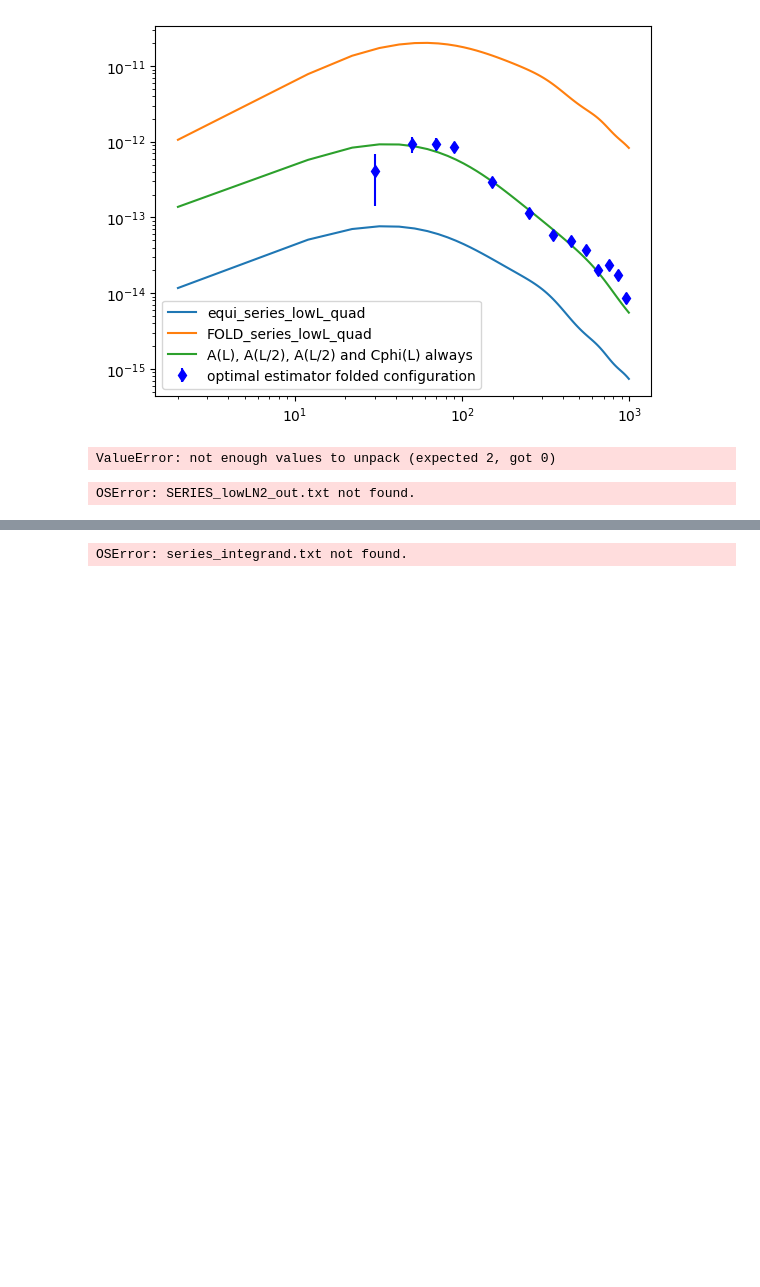
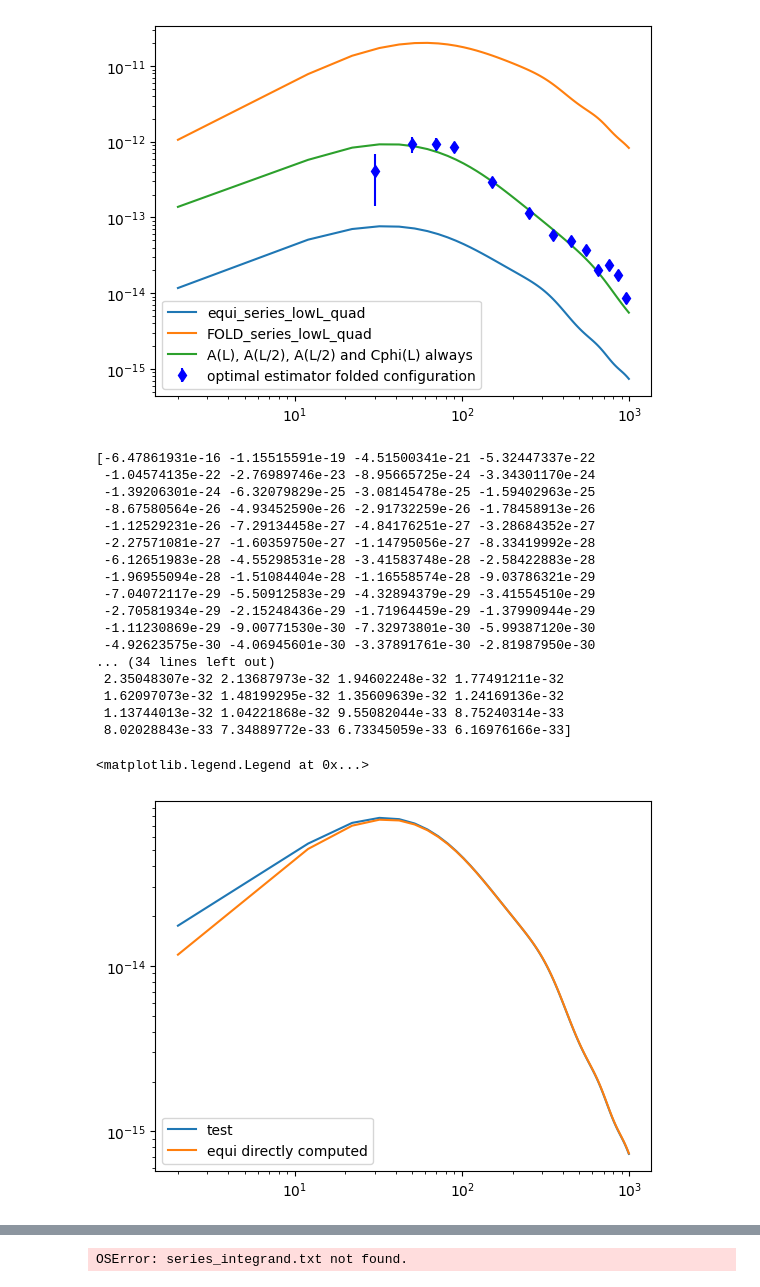
Before and after one commit to aleksandrbowkis/bispec_opt_est, a Jupyter notebook: N2_numerical/N2_tests.ipynb, the cells around one changed output, grey strips where cells are left out. Cells and saved outputs as stored; diff of their text form; code cells hidden in the pictures; blank space fills up the shorter version.

Commit message:
cross check with equilateral and folded direct N2 calculations

```diff
--- a/N2_numerical/N2_tests.ipynb
+++ b/N2_numerical/N2_tests.ipynb
@@ -174,21 +174,32 @@ plt.legend()
  8.93074621e-30 8.20568027e-30 7.54174802e-30 6.93390590e-30]
 <matplotlib.legend.Legend at 0x...>
 [figure]
-# %%
-L, norm_fold_test = np.loadtxt('normalisation_fold_test.txt')
-plt.plot(L, norm_fold_test)
-# %% [output]
-ValueError: not enough values to unpack (expected 2, got 0)
-# %%
-L, out = np.loadtxt('SERIES_lowLN2_out.txt')
-L, full_int_out = np.loadtxt('lowLN2_out.txt')
-plt.loglog(L_analytic, N2_6pt)
-plt.loglog(L, out, label = 'series')
-plt.plot(L, full_int_out, label = 'full')
-plt.xlim(2,100)
-#plt.ylim(1e-13,1e-8)
-plt.legend()
-plt.ylabel('N2')
-#plt.yscale('log')
-# %% [output]
-OSError: SERIES_lowLN2_out.txt not found.
+# %%
+# Here we test the full integral which will be used for understanding binning effects and compute it for the equilateral configuration and compare to existing calculation
+
+L_test, N2_equi_full_test = np.loadtxt('/home/amb257/kappa_bispec/bispec_opt_est/N2_numerical/Binning_effects/full_int_equi_test.txt')
+print(N2_equi_full_test)
+print(testquad)
+plt.loglog(L_test, -1/8*(L_test*(L_test+1))**3 * N2_equi_full_test, label = 'test')
+plt.loglog(LensingL, 1/8*(LensingL*(LensingL+1))**3 * testquad, label='equi directly computed')
+plt.legend()
+# %% [output]
+[-6.47861931e-16 -1.15515591e-19 -4.51500341e-21 -5.32447337e-22
+ -1.04574135e-22 -2.76989746e-23 -8.95665725e-24 -3.34301170e-24
+ -1.39206301e-24 -6.32079829e-25 -3.08145478e-25 -1.59402963e-25
+ -8.67580564e-26 -4.93452590e-26 -2.91732259e-26 -1.78458913e-26
+ -1.12529231e-26 -7.29134458e-27 -4.84176251e-27 -3.28684352e-27
+ -2.27571081e-27 -1.60359750e-27 -1.14795056e-27 -8.33419992e-28
+ -6.12651983e-28 -4.55298531e-28 -3.41583748e-28 -2.58422883e-28
+ -1.96955094e-28 -1.51084404e-28 -1.16558574e-28 -9.03786321e-29
+ -7.04072117e-29 -5.50912583e-29 -4.32894379e-29 -3.41554510e-29
+ -2.70581934e-29 -2.15248436e-29 -1.71964459e-29 -1.37990944e-29
+ -1.11230869e-29 -9.00771530e-30 -7.32973801e-30 -5.99387120e-30
+ -4.92623575e-30 -4.06945601e-30 -3.37891761e-30 -2.81987950e-30
+... (34 lines left out)
+ 2.35048307e-32 2.13687973e-32 1.94602248e-32 1.77491211e-32
+ 1.62097073e-32 1.48199295e-32 1.35609639e-32 1.24169136e-32
+ 1.13744013e-32 1.04221868e-32 9.55082044e-33 8.75240314e-33
+ 8.02028843e-33 7.34889772e-33 6.73345059e-33 6.16976166e-33]
+<matplotlib.legend.Legend at 0x...>
+[figure, added]
```
Also changed, not shown: parts of 1 cell of this notebook, 5 other files.
